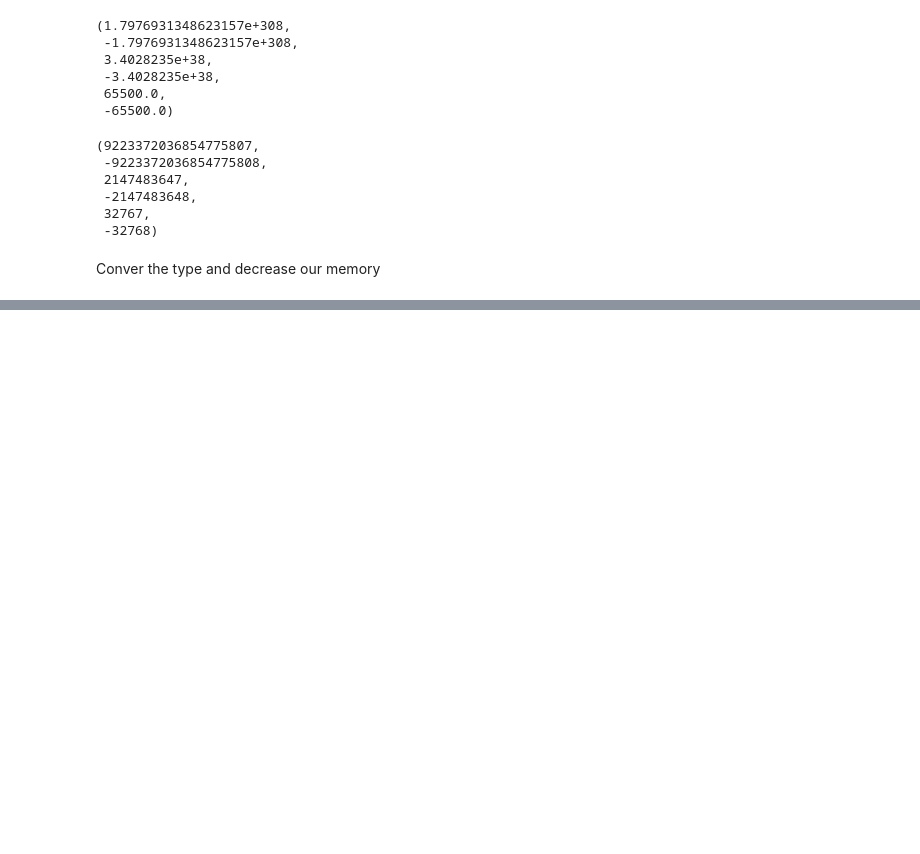
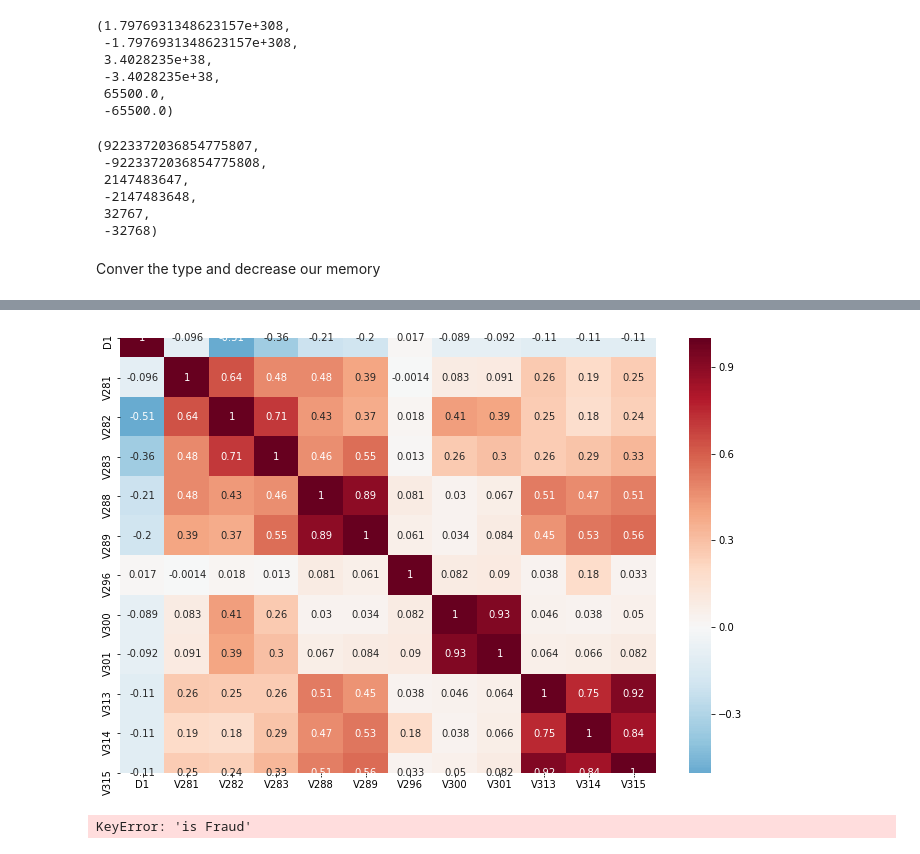
Before and after one commit to YifanWu1993/final_project, a Jupyter notebook: yfianwu/memory_usage_reduce.ipynb, the cells around one changed output, grey strips where cells are left out. Cells and saved outputs as stored; diff of their text form; code cells hidden in the pictures; blank space fills up the shorter version.

```diff
--- a/yfianwu/memory_usage_reduce.ipynb
+++ b/yfianwu/memory_usage_reduce.ipynb
@@ -113,0 +79,17 @@ for the train_trans file the memory become 642.03 MB after convert. for the trai
+# %%
+def get_nan_dic(df):
+    """
+    get NaN dictionary
+    return: a dictionary with #of null values as key and feature names as value
+    """
+    nulls = df.isna()
+    nan_dic = {}
+    for f in df.columns:
+        c=nulls[f].sum()
+        nan_dic[c]=[]
+    for f in df.columns:
+        c = nulls[f].sum()
+        nan_dic[c].append(f)
+    return nan_dic
+# %%
+nan_dic = get_nan_dic(train_trans)
@@ -113,0 +100,3 @@ for the train_trans file the memory become 642.03 MB after convert. for the trai
+# %%
+Vs = nan_dic[1269]
+Vs
@@ -113,0 +116,14 @@ for the train_trans file the memory become 642.03 MB after convert. for the trai
+# %%
+#let us check this group, I wrote this function to plot correlation matrix as heatmap
+def plot_corr(df,cols):
+    fig = plt.figure(figsize=(12,8))
+    sns.heatmap(df[cols].corr(),cmap='RdBu_r', annot=True, center=0.0)
+    plt.show()
+# %%
+plot_corr(train_trans,Vs)
+# %% [output]
+[figure, added]
+# %%
+train_trans
+# %% [output]
+KeyError: 'is Fraud'
```
Also changed, not shown: parts of 8 cells of this notebook.
